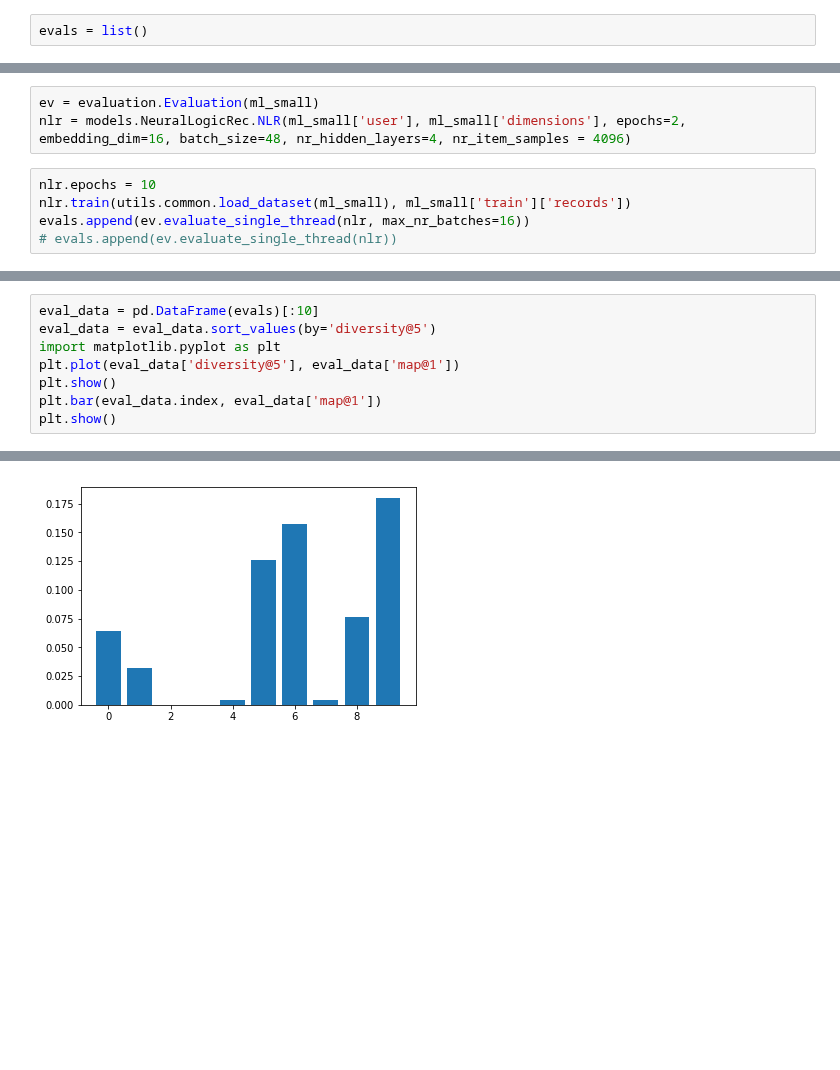
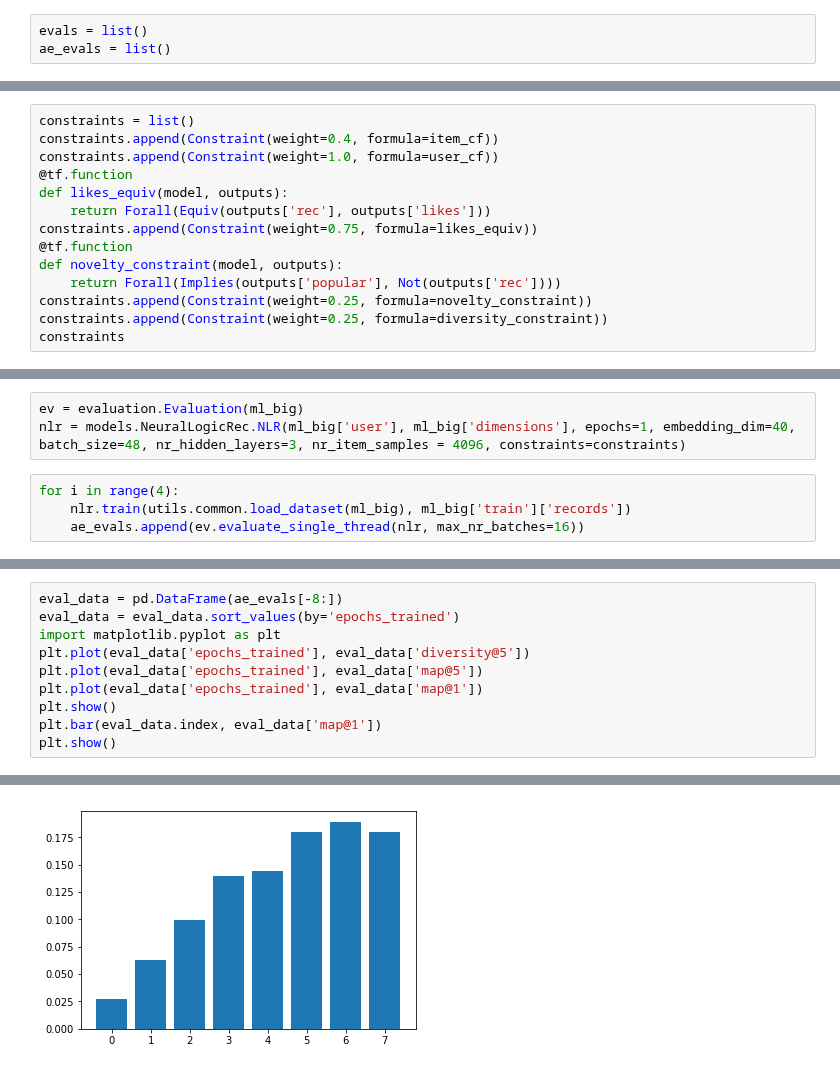
Before and after one commit to HennerM/rs-ml-with-constraints, a Jupyter notebook: Enhance_Neural_Logic_Rec.ipynb, the cells around one changed output, grey strips where cells are left out. Saved outputs shown, nothing was run; the diff lists cells and outputs as text; blank space fills up the shorter version.

Commit message:
Use AutoEncoder architecture, allow external constraint definition

```diff
--- a/Enhance_Neural_Logic_Rec.ipynb
+++ b/Enhance_Neural_Logic_Rec.ipynb
@@ -1,3 +1,4 @@
 # %%
 evals = list()
+ae_evals = list()
 # %%
@@ -18,3 +21,17 @@ import itertools
 
 ml_small = utils.common.ml_small
 ml_big = utils.common.movie_lens
+# %%
+constraints = list()
+constraints.append(Constraint(weight=0.4, formula=item_cf))
+constraints.append(Constraint(weight=1.0, formula=user_cf))
+@tf.function
+def likes_equiv(model, outputs):
+    return Forall(Equiv(outputs['rec'], outputs['likes']))
+constraints.append(Constraint(weight=0.75, formula=likes_equiv))
+@tf.function
+def novelty_constraint(model, outputs):
+    return Forall(Implies(outputs['popular'], Not(outputs['rec'])))
+constraints.append(Constraint(weight=0.25, formula=novelty_constraint))
+constraints.append(Constraint(weight=0.25, formula=diversity_constraint))
+constraints
@@ -21,9 +44,8 @@ ml_big = utils.common.movie_lens
 # %%
-ev = evaluation.Evaluation(ml_small)
-nlr = models.NeuralLogicRec.NLR(ml_small['user'], ml_small['dimensions'], epochs=2, embedding_dim=16, batch_size=48, nr_hidden_layers=4, nr_item_samples = 4096)
+ev = evaluation.Evaluation(ml_big)
+nlr = models.NeuralLogicRec.NLR(ml_big['user'], ml_big['dimensions'], epochs=1, embedding_dim=40, batch_size=48, nr_hidden_layers=3, nr_item_samples = 4096, constraints=constraints)
 # %%
-nlr.epochs = 10
-nlr.train(utils.common.load_dataset(ml_small), ml_small['train']['records'])
-evals.append(ev.evaluate_single_thread(nlr, max_nr_batches=16))
-# evals.append(ev.evaluate_single_thread(nlr))
+for i in range(4):
+    nlr.train(utils.common.load_dataset(ml_big), ml_big['train']['records'])
+    ae_evals.append(ev.evaluate_single_thread(nlr, max_nr_batches=16))
 # %% [output]
@@ -99,8 +145,10 @@ tf.Tensor(
 # %%
-eval_data = pd.DataFrame(evals)[:10]
-eval_data = eval_data.sort_values(by='diversity@5')
+eval_data = pd.DataFrame(ae_evals[-8:])
+eval_data = eval_data.sort_values(by='epochs_trained')
 import matplotlib.pyplot as plt
-plt.plot(eval_data['diversity@5'], eval_data['map@1'])
+plt.plot(eval_data['epochs_trained'], eval_data['diversity@5'])
+plt.plot(eval_data['epochs_trained'], eval_data['map@5'])
+plt.plot(eval_data['epochs_trained'], eval_data['map@1'])
 plt.show()
 plt.bar(eval_data.index, eval_data['map@1'])
 plt.show()
@@ -109 +157 @@ plt.show()
-[figure, old version]
+[figure, new version]
```
Also changed, not shown: parts of 14 cells of this notebook, 2 other files.
